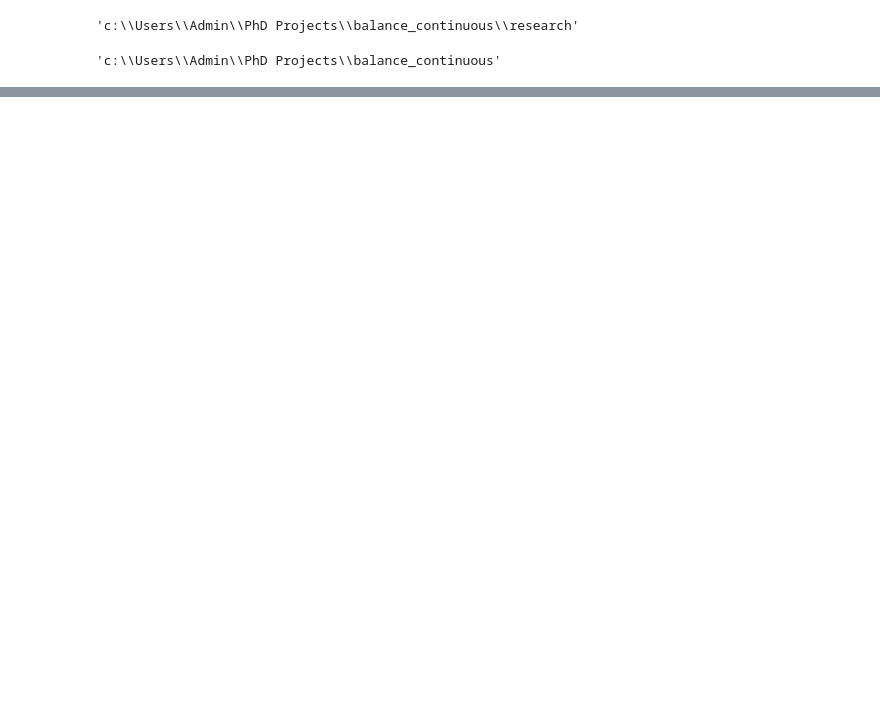
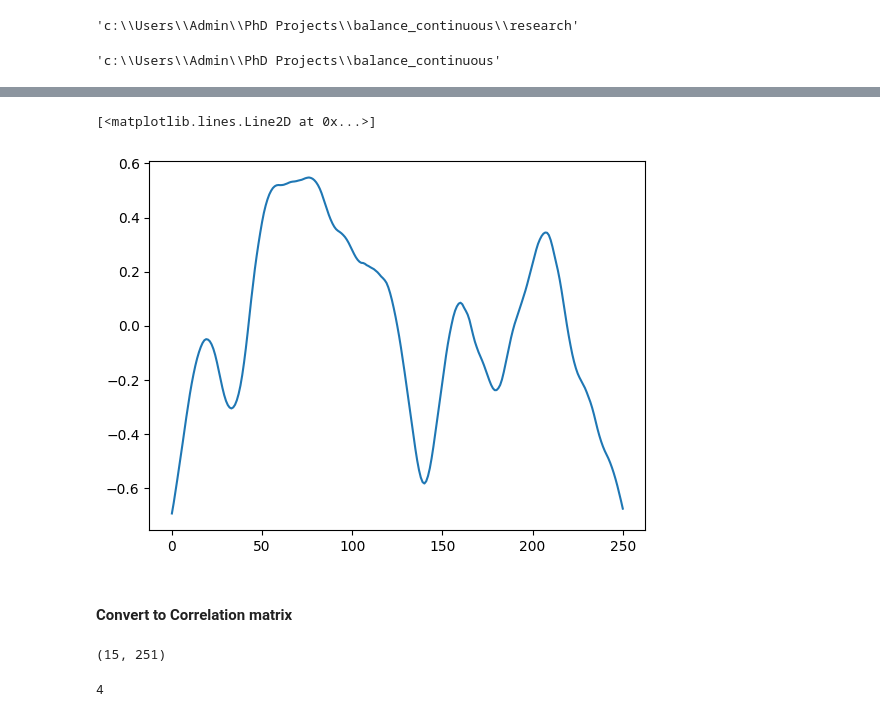
Before and after one commit to krishna-das-m/balance_continuous, a Jupyter notebook: research/02_data_transformation.ipynb, the cells around one changed output, grey strips where cells are left out. Saved outputs shown, nothing was run; the diff lists cells and outputs as text; code cells hidden in the pictures; blank space fills up the shorter version.

Commit message:
Added correlation matrix

```diff
--- a/research/02_data_transformation.ipynb
+++ b/research/02_data_transformation.ipynb
@@ -178,0 +268,11 @@ Tau estimate at t=90 is 0.954773343999854
+# %%
+start_date = pd.to_datetime('2022-01-01')
+end_date = pd.to_datetime('2022-12-31')
+
+# Filter for a date range
+price_data_range = tickers_df[
+    (tickers_df['Date'] >= start_date) &
+    (tickers_df['Date'] <= end_date)
+]
+price_data = price_data_range.pivot(index='Date', columns='Ticker', values='Adj Close')
+len(price_data)
@@ -178,0 +283,2 @@ Tau estimate at t=90 is 0.954773343999854
+# %%
+ticker_name = list(price_data.columns)
@@ -178,0 +290,11 @@ Tau estimate at t=90 is 0.954773343999854
+# %%
+tau_stocks = []
+for i in range(len(ticker_name)):
+    tickerA = ticker_name[i]
+    YA = price_data[tickerA].to_numpy()
+    for j in range(i, len(ticker_name)):
+        tickerB = ticker_name[j]
+        YB = price_data[tickerB].to_numpy()
+        tau_AB = kendall_tau_estimator(YA, YB, h=0.1)
+        # print(i,j, tickerA, tickerB)
+        tau_stocks.append(tau_AB)
@@ -178,0 +313,17 @@ Tau estimate at t=90 is 0.954773343999854
+# %%
+plt.plot(tau_stocks[1])
+# %% [output]
+[<matplotlib.lines.Line2D at 0x...>]
+[figure, added]
+# %% [markdown]
+#### Convert to Correlation matrix
+# %%
+x= np.array(tau_stocks)
+x.shape
+# %% [output]
+(15, 251)
+# %%
+x  = [[1,2,1,0], [9,3,1,2], [1,2,3,0], [4,2,1,0],[3,2,5,1], [2,3,1,7]]
+len(x[0])
+# %% [output]
+4
```
Also changed, not shown: parts of 48 cells of this notebook, 1 other file.
